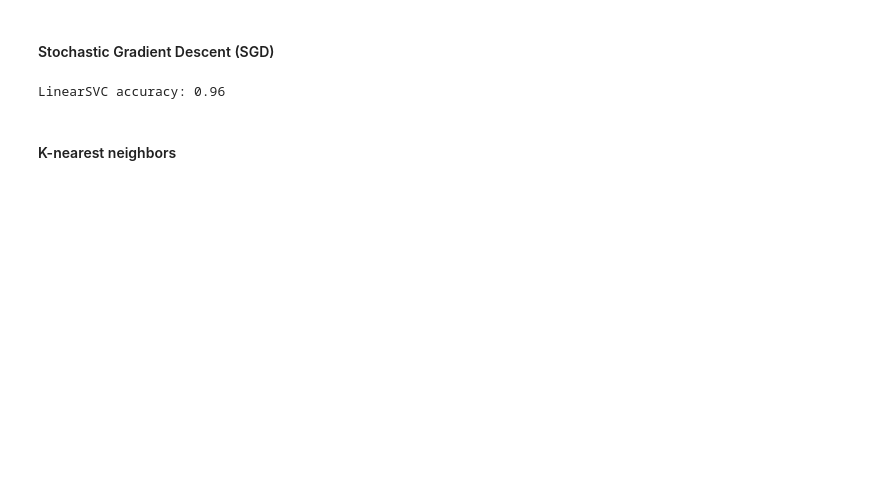
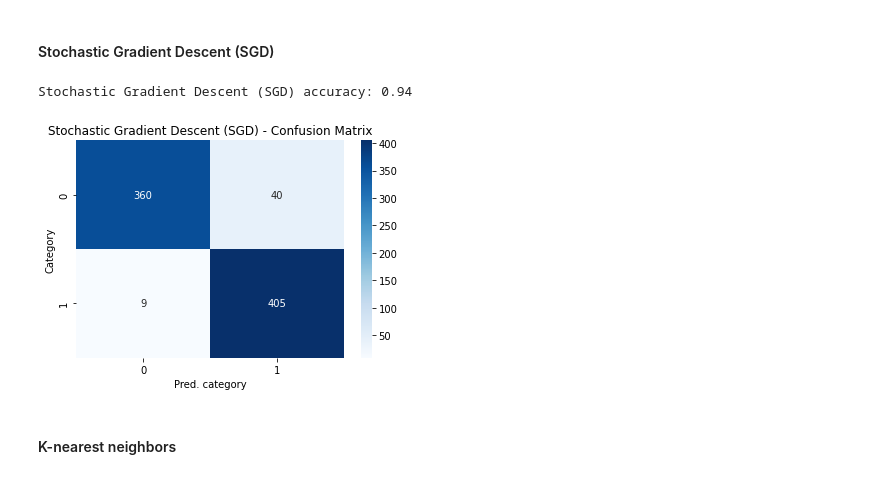
Before and after one commit to serfer2/tfm, a Jupyter notebook: notebook.ipynb, the cells around one changed output. Saved outputs shown, nothing was run; the diff lists cells and outputs as text; code cells hidden in the pictures; blank space fills up the shorter version.

```diff
--- a/notebook.ipynb
+++ b/notebook.ipynb
@@ -211,36 +219,41 @@ LinearSVC accuracy: 0.96
 sgd_model = SGDClassifier(
     loss='hinge',
     penalty='l2',
     alpha=1e-3,
     random_state=42,
     max_iter=5,
     tol=None,
 )
 sgd_text_classifier = Pipeline(
     steps=[
         ('vectorizer', CountVectorizer()),
         ('tfidf', TfidfTransformer()),
         ('classifier', sgd_model),
     ]
 )
 
 # Training
 sgd_text_classifier.fit(
     X=gtruth_training_df['content'],
     y=gtruth_training_df['target'],
 )
 
 # Prediction & model evaluation
-sgd_predicted, sgd_metrics, sgd_cfm = evaluate_model(
-    model_name='LinearSVC',
+sgd_predicted, _sgd_metrics, sgd_cfm = evaluate_model(
+    model_name='Stochastic Gradient Descent (SGD)',
     x_test=gtruth_testing_df['content'],
     y_test=gtruth_testing_df['target'],
     classifier=sgd_text_classifier,
     labels=labels,
     target_names=target_names,
 )
+sgd_metrics = _sgd_metrics.get('macro avg')
+sgd_metrics['accuracy'] = _sgd_metrics.get('accuracy')
+
+plot_confusion_matrix(cfm=sgd_cfm, title='Stochastic Gradient Descent (SGD)')
 # %% [output]
-LinearSVC accuracy: 0.96
+Stochastic Gradient Descent (SGD) accuracy: 0.94
+[figure, added]
 # %% [markdown]
 #### K-nearest neighbors
 # %%
```
Also changed, not shown: parts of 20 cells of this notebook.
